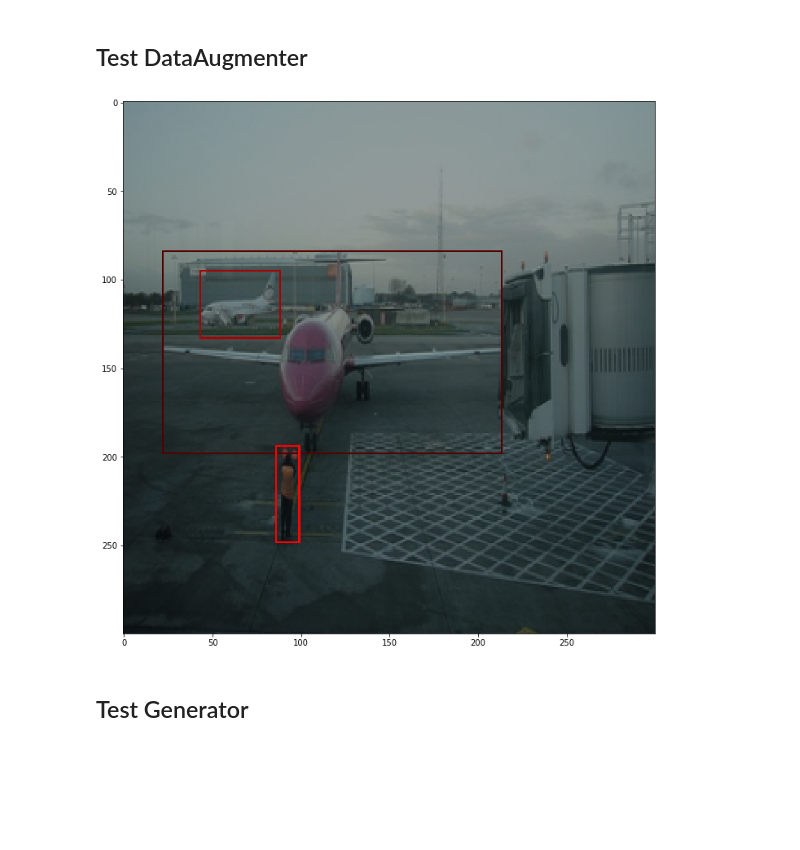
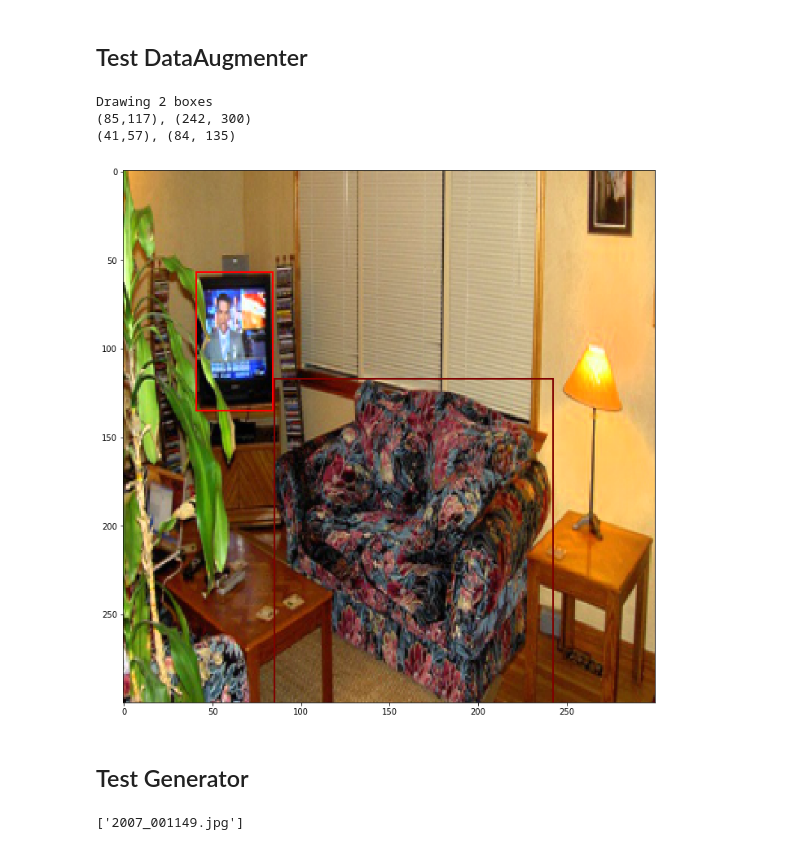
Before and after one commit to amemetov/ssd, a Jupyter notebook: DataAugmentation.ipynb, the cells around one changed output. Drawn from its saved outputs; the diff is of its cells as text; code cells hidden in the pictures; blank space fills up the shorter version.

```diff
--- a/DataAugmentation.ipynb
+++ b/DataAugmentation.ipynb
@@ -35,22 +45,29 @@ tools.draw_boxes(test_img, test_y, log=False)
 ## Test DataAugmenter
 # %%
 # Augment data
-augmenter = DataAugmenter(target_image_size=(target_img_w, target_img_h))
-augmented_img, augmented_y = augmenter.augment(test_img_float, test_y)
+augmenter = DataAugmenter(target_img_size=(target_img_w, target_img_h))
+augmented_img, augmented_y = augmenter.augment(test_img_float, test_y, do_augment=True)
+tools.draw_boxes(augmented_img.astype(np.uint8), augmented_y, log=True)
+# %% [output]
+Drawing 2 boxes
+(85,117), (242, 300)
+(41,57), (84, 135)
+[figure, added]
-# %%
-tools.draw_boxes(augmented_img.astype(np.uint8), augmented_y, log=False)
-# %% [output]
-[figure, removed]
 # %% [markdown]
 ## Test Generator
 # %%
 # Test Generator
-num_classes = 20
-img_file_names = list(gtb.keys())#[:4]
-#print(img_file_names)
+num_classes = 21
+encode_variances = True
+img_file_names = [test_img_file]#list(gtb.keys())[:1]
+print(img_file_names)
 
 prior_boxes = pb.create_prior_boxes_vect(target_img_w, target_img_h, pb.default_config, pb.default_prior_variance)
-bbox_codec = BBoxCodec(prior_boxes, num_classes)
+bbox_codec = BBoxCodec(prior_boxes, num_classes, encode_variances=encode_variances)
 gen = Generator(gtb, img_dir, augmenter, bbox_codec)
+detector = Detection(num_classes, target_img_size, bbox_codec, out_nms_top_k=5, out_conf_threshold=0.8)
+
 # get first batch
-x_batch, y_batch = next(gen.flow(img_file_names, batch_size=4))
+x_batch, y_batch = next(gen.flow(img_file_names, batch_size=4, do_augment=True))
+# %% [output]
+['2007_001149.jpg']
```
Also changed, not shown: parts of 5 cells of this notebook.
